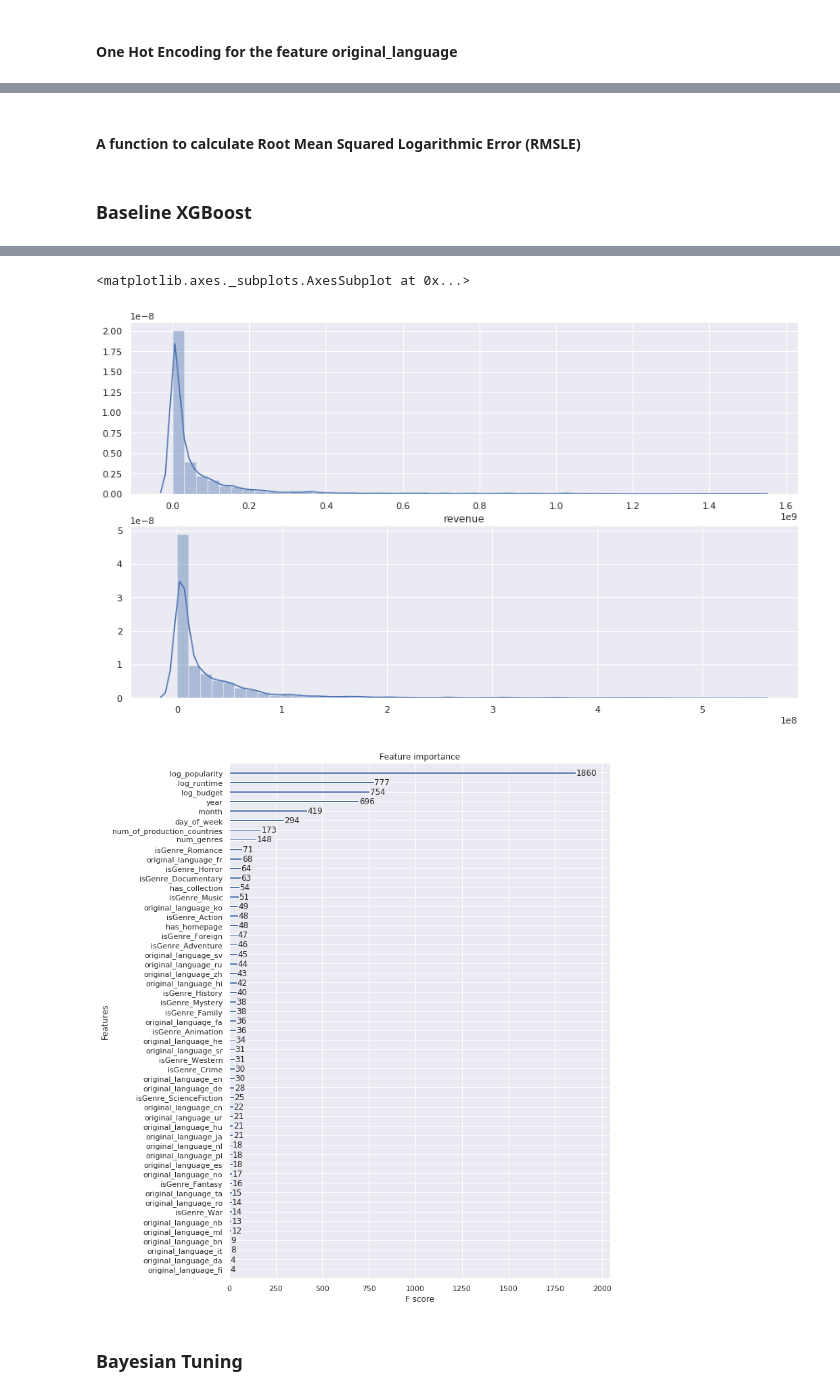
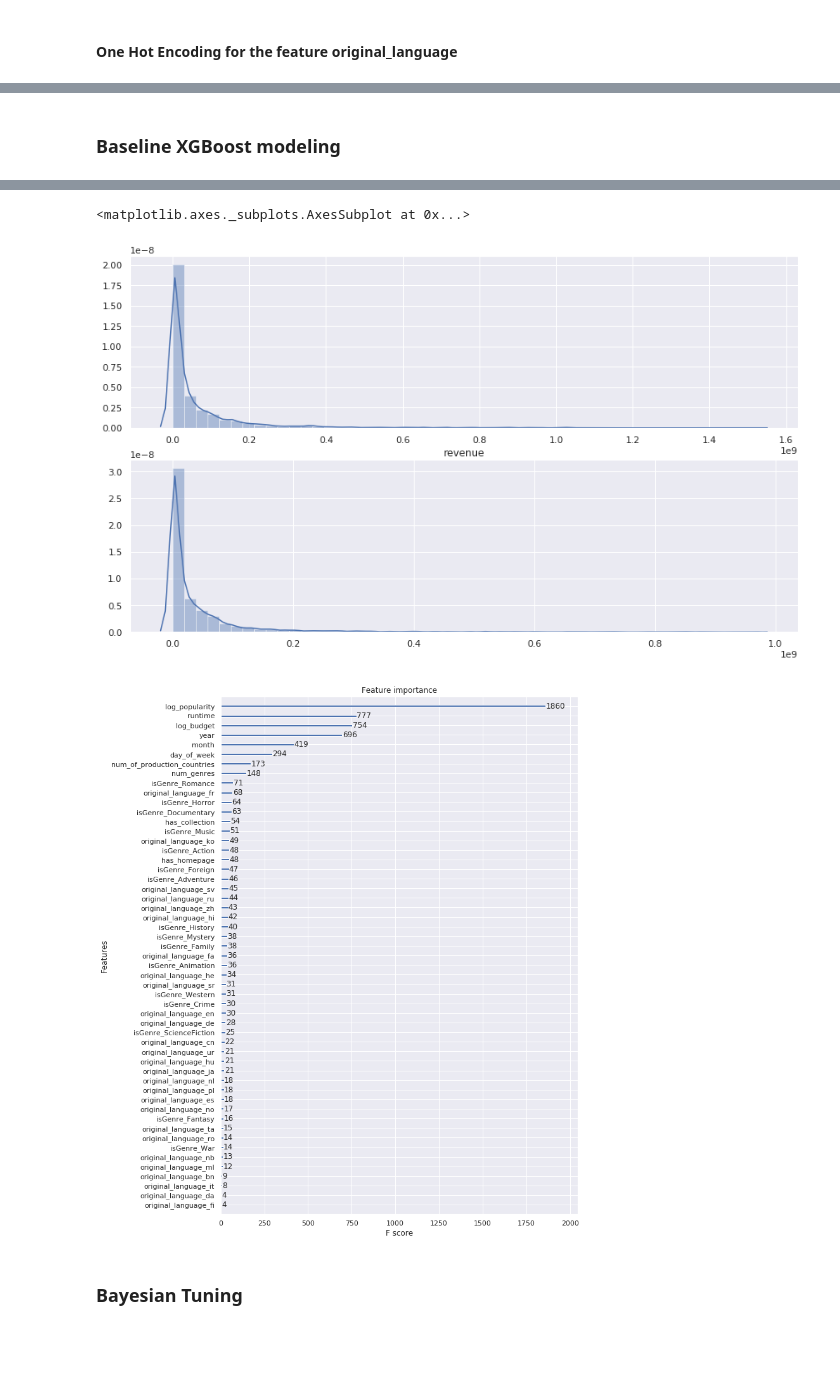
Before and after one commit to praxitelisk/TMDB-Box-Office-Prediction, a Jupyter notebook: TMDB Box Office Prediction EDA + ML.ipynb, the cells around one changed output, grey strips where cells are left out. Saved outputs shown, nothing was run; the diff lists cells and outputs as text; code cells hidden in the pictures; blank space fills up the shorter version.

```diff
--- a/TMDB Box Office Prediction EDA + ML.ipynb
+++ b/TMDB Box Office Prediction EDA + ML.ipynb
@@ -278,4 +282,5 @@ test_df["log_popularity"] = np.log1p(test_df.popularity)
 #### Runtime
 # %%
 train_df["runtime"] = train_df["runtime"].fillna(train_df["runtime"].mode()[0])
+test_df["runtime"] = test_df["runtime"].fillna(test_df["runtime"].mode()[0])
 # %%
@@ -295,5 +310,9 @@ test_df["log_runtime"] = np.log1p(test_df.runtime)
 # %%
 from datetime import datetime
+
+# fill possible NA values with the statistical mode
+train_df["release_date"] = train_df["release_date"].fillna(train_df["release_date"].mode()[0])
+test_df["release_date"] = test_df["release_date"].fillna(test_df["release_date"].mode()[0])
 
 
 train_df['temp'] = train_df.release_date.apply(lambda x: datetime.strptime(x, '%m/%d/%y'))
@@ -304,6 +323,26 @@ train_df["day_of_week"] = train_df.temp.apply(lambda x: x.weekday()+1)
 
 train_df = train_df.drop(['temp'], axis=1)
 
+
+test_df['temp'] = test_df.release_date.apply(lambda x: datetime.strptime(x, '%m/%d/%y'))
+
+test_df["month"] = test_df.temp.apply(lambda x: x.month)
+test_df["year"] = test_df.temp.apply(lambda x: x.year)
+test_df["day_of_week"] = test_df.temp.apply(lambda x: x.weekday()+1)
+
+test_df = test_df.drop(['temp'], axis=1)
+
+
+
+train_df["day_of_week"] = train_df["day_of_week"].fillna(train_df["day_of_week"].mode()[0])
+test_df["day_of_week"] = test_df["day_of_week"].fillna(test_df["day_of_week"].mode()[0])
+
+train_df["year"] = train_df["year"].fillna(train_df["year"].mode()[0])
+test_df["year"] = test_df["year"].fillna(test_df["year"].mode()[0])
+
+train_df["month"] = train_df["month"].fillna(train_df["month"].mode()[0])
+test_df["month"] = test_df["month"].fillna(test_df["month"].mode()[0])
+
 train_df[["release_date", "month", "year", "day_of_week"]].head()
 # %% [output]
 |  | release_date | month | year | day_of_week |
@@ -444,6 +486,8 @@ Text(0.5, 1.0, 'Revenue for a movie and its and original_language')
 #### production country and revenue
 # %%
 train_df["num_of_production_countries"] = train_df.production_countries_processed.apply(len)
+test_df["num_of_production_countries"] = test_df.production_countries_processed.apply(len)
+
 print(train_df["num_of_production_countries"].value_counts())
 
 sns.set(rc={'figure.figsize':(12, 8)})
@@ -517,6 +561,6 @@ Index(['id', 'belongs_to_collection', 'budget', 'genres', 'homepage',
       dtype='object')
 # %%
-columns_for_training = ["log_budget", "log_popularity", "log_runtime", "day_of_week", "year", "month", "num_genres", "num_of_production_countries", "has_collection", "has_homepage", "original_language", 'isGenre_Action',
+columns_for_training = ["log_budget", "log_popularity", "runtime", "day_of_week", "year", "month", "num_genres", "num_of_production_countries", "has_collection", "has_homepage", "original_language", 'isGenre_Action',
        'isGenre_Romance', 'isGenre_Crime', 'isGenre_Adventure',
        'isGenre_Horror', 'isGenre_ScienceFiction', 'isGenre_Family',
        'isGenre_Fantasy', 'isGenre_Mystery', 'isGenre_Animation',
@@ -555,5 +599,3 @@ columns_for_training.remove("original_language")
 # %%
 y = train_df['log_revenue']
 X = train_df[columns_for_training]
-# %% [markdown]
-#### A function to calculate Root Mean Squared Logarithmic Error (RMSLE)
@@ -568,7 +602,7 @@ def rmsle(y, y_pred):
 # %% [markdown]
-### Baseline XGBoost
+### Baseline XGBoost modeling
 # %%
-from sklearn.model_selection import train_test_split, StratifiedKFold, KFold
+from sklearn.model_selection import train_test_split, KFold
 from sklearn.metrics import mean_squared_error
 import scikitplot as skplt
 import time
@@ -579,16 +613,11 @@ import xgboost as xgb
 # create a 70/30 stratified split of the data
 xtrain, xvalid, ytrain, yvalid = train_test_split(X, y, random_state=42, test_size=0.3)
 
-import xgboost as xgb
 
-start_time = time.time()
-
-#predictions_probas_list = np.zeros([len(yvalid), 2])
-predictions_test = np.zeros(len(test_df))
+predictions_test_xgb = np.zeros(len(test_df))
 num_fold = 0
 num_of_splits = 5
 oof_rmse = 0
-#feature_importance_df = pd.DataFrame()
 
 folds = KFold(n_splits=num_of_splits, shuffle=False, random_state = 42)
 
@@ -610,10 +639,10 @@ for train_index, valid_index in folds.split(xtrain, ytrain):
     rmse_valid = np.sqrt(mean_squared_error(yvalid, predictions_valid))
     oof_rmse += rmse_valid
 
-    predictions_test += clf_stra_xgb.predict(test_df[xtrain.columns])/num_of_splits
+    predictions_test_xgb += clf_stra_xgb.predict(test_df[xtrain.columns])/num_of_splits
 
 
-predictions_test = np.expm1(predictions_test)
+predictions_test_xgb = np.expm1(predictions_test_xgb)
 print(predictions_test)
 print("OOF Out-of-fold rmse:", oof_rmse/num_of_splits)
 
@@ -622,7 +651,7 @@ f, ax = plt.subplots(2, figsize=(12,7))
 f.tight_layout()
 sns.set(rc={'figure.figsize':(9,14)})
 sns.distplot(train_df.revenue, ax=ax[0])
-sns.distplot(predictions_test, ax=ax[1])
+sns.distplot(predictions_test_xgb, ax=ax[1])
 
 xgb.plot_importance(clf_stra_xgb)
 # %% [output]
@@ -645,7 +674,7 @@ Will train until validation_1-rmse hasn't improved in 1000 rounds.
 OOF Out-of-fold rmse: 2.062618605377552
 <matplotlib.axes._subplots.AxesSubplot at 0x...>
-[figure, old version]
+[figure, new version]
-[figure, old version]
+[figure, new version]
 # %% [markdown]
 ### Bayesian Tuning
 # %%
```
Also changed, not shown: parts of 53 cells of this notebook.
